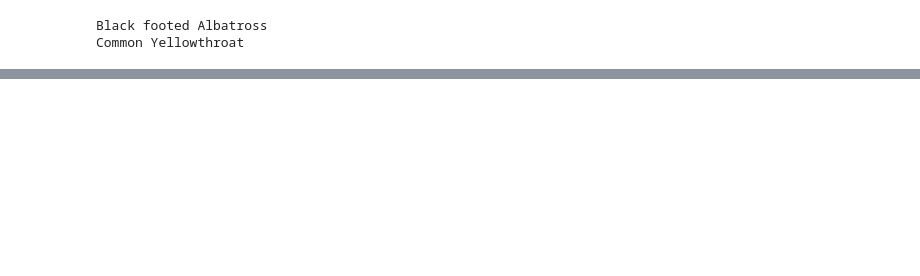
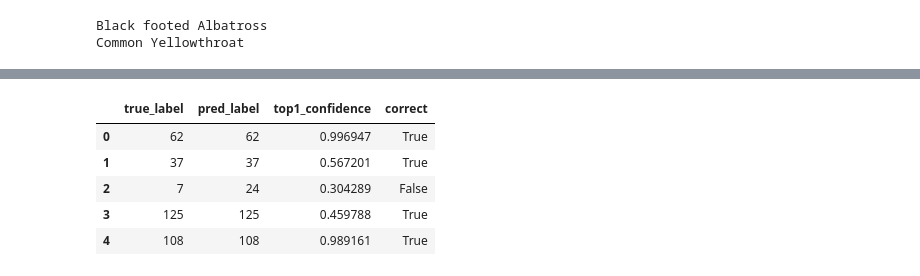
Before and after one commit to keira-p/beakspeak, a Jupyter notebook: notebooks/07_deployment.ipynb, the cells around one changed output, grey strips where cells are left out. Drawn from its saved outputs; the diff is of its cells as text; code cells hidden in the pictures; blank space fills up the shorter version.

```diff
--- a/notebooks/07_deployment.ipynb
+++ b/notebooks/07_deployment.ipynb
@@ -63,0 +88,27 @@ Common Yellowthroat
+# %%
+# Get true labels for validation set
+y_val_true = np.concatenate([y for x, y in val_ds], axis=0)
+
+# Get predictions for validation set
+val_pred_raw = model.predict(val_ds)
+val_pred_probs = tf.nn.softmax(val_pred_raw, axis=1).numpy()
+
+# Top 1 class predictions (index of highest probability)
+y_val_pred = np.argmax(val_pred_probs, axis=1)
+
+# Top 1 confidence scores (highest probability)
+y_val_confidence = np.max(val_pred_probs, axis=1)
+
+# Correct or not correct predictions
+val_correct = (y_val_pred == y_val_true)
+
+# Convert to DataFrame for analysis
+threshold_df = pd.DataFrame({
+    "true_label": y_val_true,
+    "pred_label": y_val_pred,
+    "top1_confidence": y_val_confidence,
+    "correct": val_correct
+})
+
+threshold_df.head()
+# %% [output]
@@ -63,0 +116,6 @@ Common Yellowthroat
+|  | true_label | pred_label | top1_confidence | correct |
+| 0 | 62 | 62 | 0.996947 | True |
+| 1 | 37 | 37 | 0.567201 | True |
+| 2 | 7 | 24 | 0.304289 | False |
+| 3 | 125 | 125 | 0.459788 | True |
+| 4 | 108 | 108 | 0.989161 | True |
```
Also changed, not shown: parts of 9 cells of this notebook, 1 other file.
